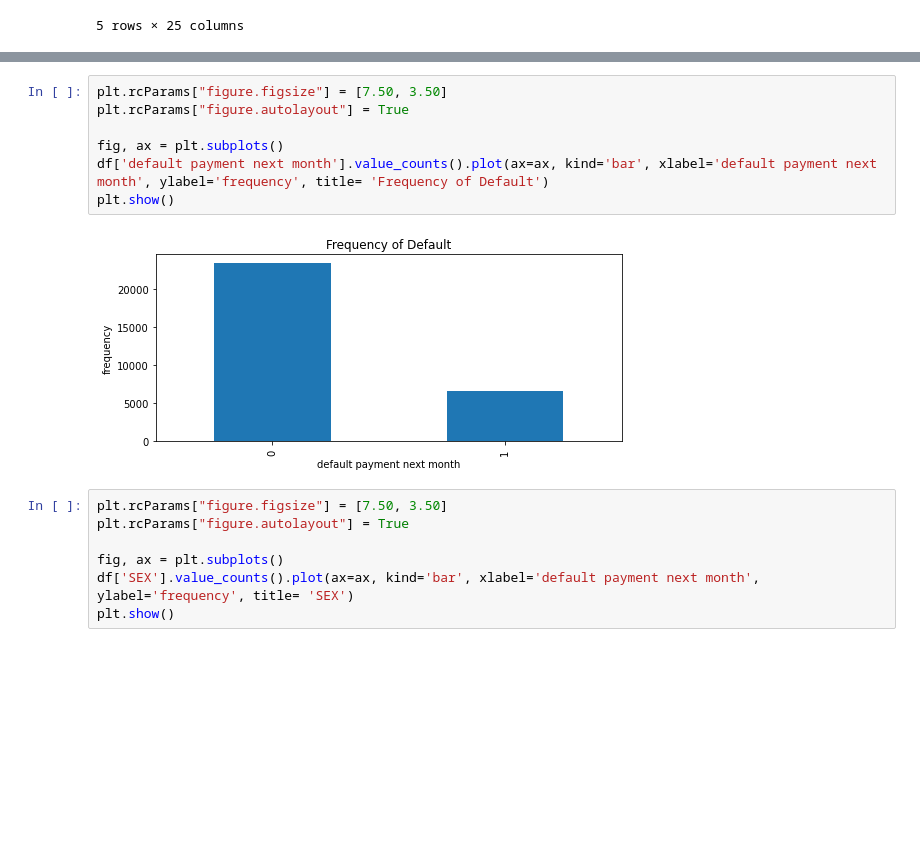
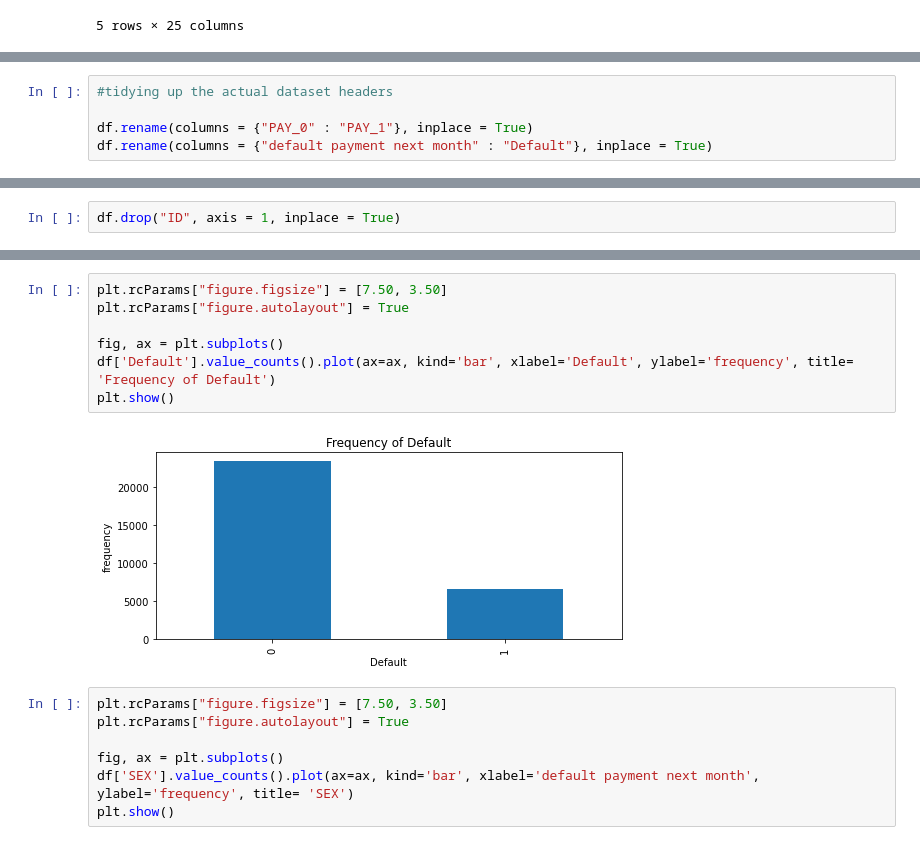
Before and after one commit to faizaj0/Credit-Card-Default-Prediction, a Jupyter notebook: Artificial Intelligence.ipynb, the cells around one changed output, grey strips where cells are left out. Cells and saved outputs as stored; diff of their text form; blank space fills up the shorter version.

```diff
--- a/Artificial Intelligence.ipynb
+++ b/Artificial Intelligence.ipynb
@@ -50,0 +54,5 @@ df.head()
+# %%
+#tidying up the actual dataset headers
+
+df.rename(columns = {"PAY_0" : "PAY_1"}, inplace = True)
+df.rename(columns = {"default payment next month" : "Default"}, inplace = True)
@@ -50,0 +69,2 @@ df.head()
+# %%
+df.drop("ID", axis = 1, inplace = True)
@@ -51,12 +119,12 @@ df.head()
 # %%
 plt.rcParams["figure.figsize"] = [7.50, 3.50]
 plt.rcParams["figure.autolayout"] = True
 
 fig, ax = plt.subplots()
-df['default payment next month'].value_counts().plot(ax=ax, kind='bar', xlabel='default payment next month', ylabel='frequency', title= 'Frequency of Default')
+df['Default'].value_counts().plot(ax=ax, kind='bar', xlabel='Default', ylabel='frequency', title= 'Frequency of Default')
 plt.show()
 # %% [output]
-[figure, old version]
+[figure, new version]
 # %%
 plt.rcParams["figure.figsize"] = [7.50, 3.50]
 plt.rcParams["figure.autolayout"] = True
```
Also changed, not shown: parts of 36 cells of this notebook.
